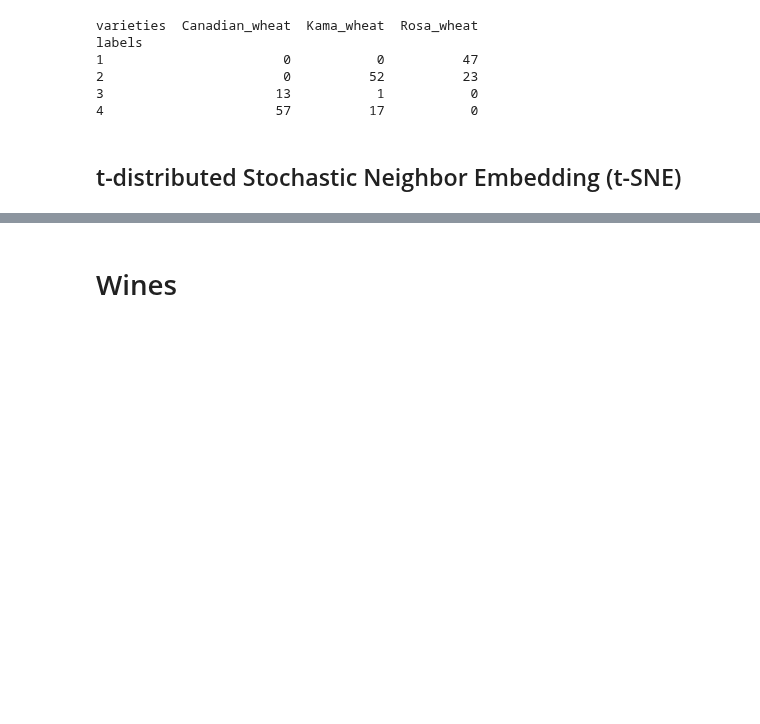
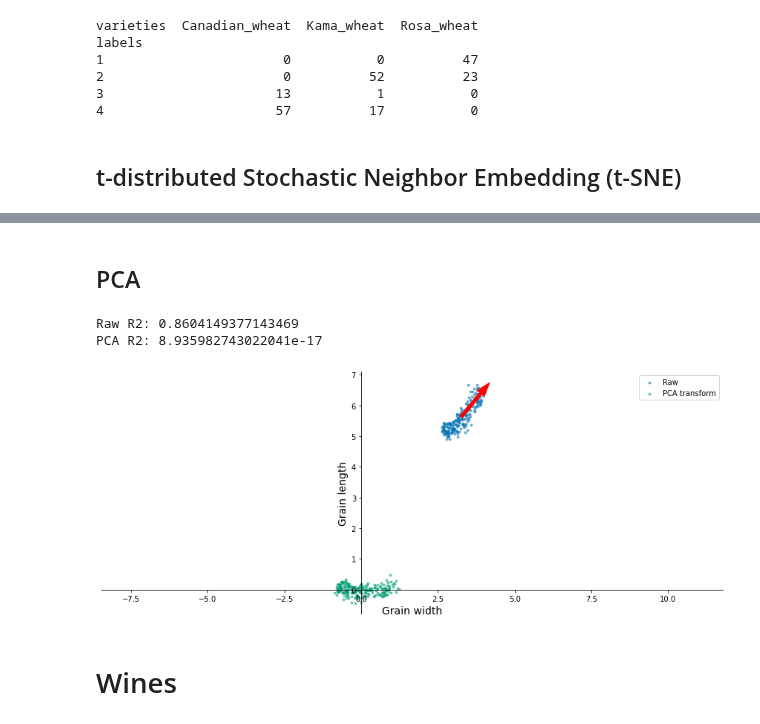
Before and after one commit to watchful-cluckets/springboard_dsci_career_track, a Jupyter notebook: datacamp_projects/unsupervised/notebook.ipynb, the cells around one changed output, grey strips where cells are left out. Saved outputs shown, nothing was run; the diff lists cells and outputs as text; code cells hidden in the pictures; blank space fills up the shorter version.

```diff
--- a/datacamp_projects/unsupervised/notebook.ipynb
+++ b/datacamp_projects/unsupervised/notebook.ipynb
@@ -116,5 +116,10 @@ varieties.sample(10)
 # %%
+# reverse engineered:
+#   variety -> 7
+#   width   -> 4
+#   length  -> 3
 variety_numbers = df[7]
+grains = df[[4, 3]].to_numpy()
 samples = df.drop(7, axis=1).to_numpy()
 varieties = varieties[0].to_list()
 # %% [markdown]
@@ -221,3 +226,43 @@ plt.show()
+# %% [markdown]
+## PCA
+# %%
+# Assign the 0th column of grains: width
+width = grains[:, 0]
+length = grains[:, 1]
+
+# Create PCA instance: model
+model = PCA()
+pca_features = model.fit_transform(grains)
+xs = pca_features[:,0]
+ys = pca_features[:,1]
+
+# Get the mean of the grain samples: mean
+model_mean = model.mean_
+first_pc = model.components_[0, :]
+
+# Scatter plot xs vs ys
+fig, ax = plt.subplots()
+plt.scatter(width, length, label="Raw", alpha=0.5, s=8)
+plt.scatter(xs, ys, label="PCA transform", alpha=0.5, s=8)
+plt.arrow(model_mean[0], model_mean[1], first_pc[0], first_pc[1], color='red', width=0.1)
+plt.xlabel('Grain width')
+plt.ylabel('Grain length')
+plt.legend()
+plt.axis('equal')
+ax.spines['left'].set_position('zero')
+ax.spines['right'].set_color('none')
+ax.spines['bottom'].set_position('zero')
+ax.spines['top'].set_color('none')
+
+# Calculate the Pearson correlation
+correlation, pvalue = sp.stats.pearsonr(width, length)
+pca_correlation, pvalue = sp.stats.pearsonr(xs, ys)
+print("Raw R2:", correlation)
+print("PCA R2:", pca_correlation)
+# %% [output]
+Raw R2: 0.8604149377143469
+PCA R2: 8.935982743022041e-17
+[figure, added]
 # %% [markdown]
 # Wines
 # %%
```
Also changed, not shown: parts of 16 cells of this notebook.
